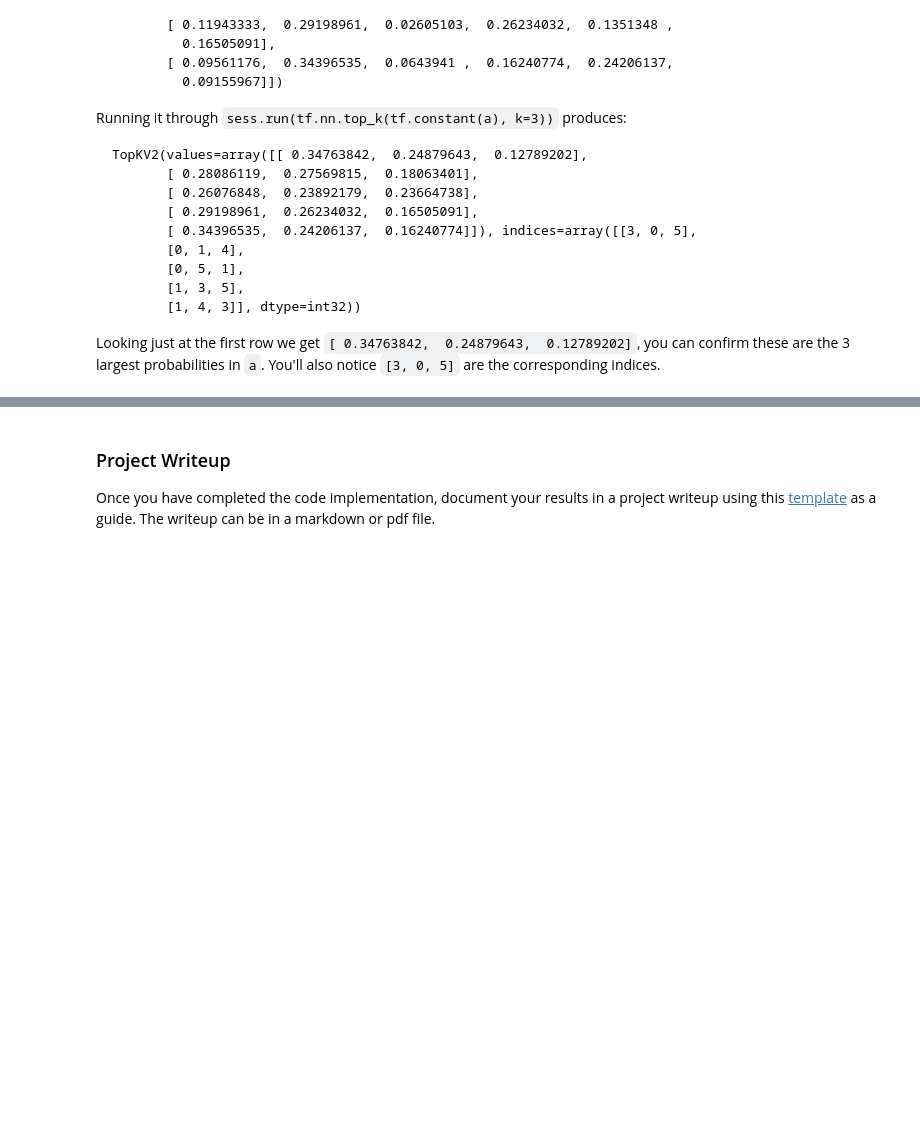
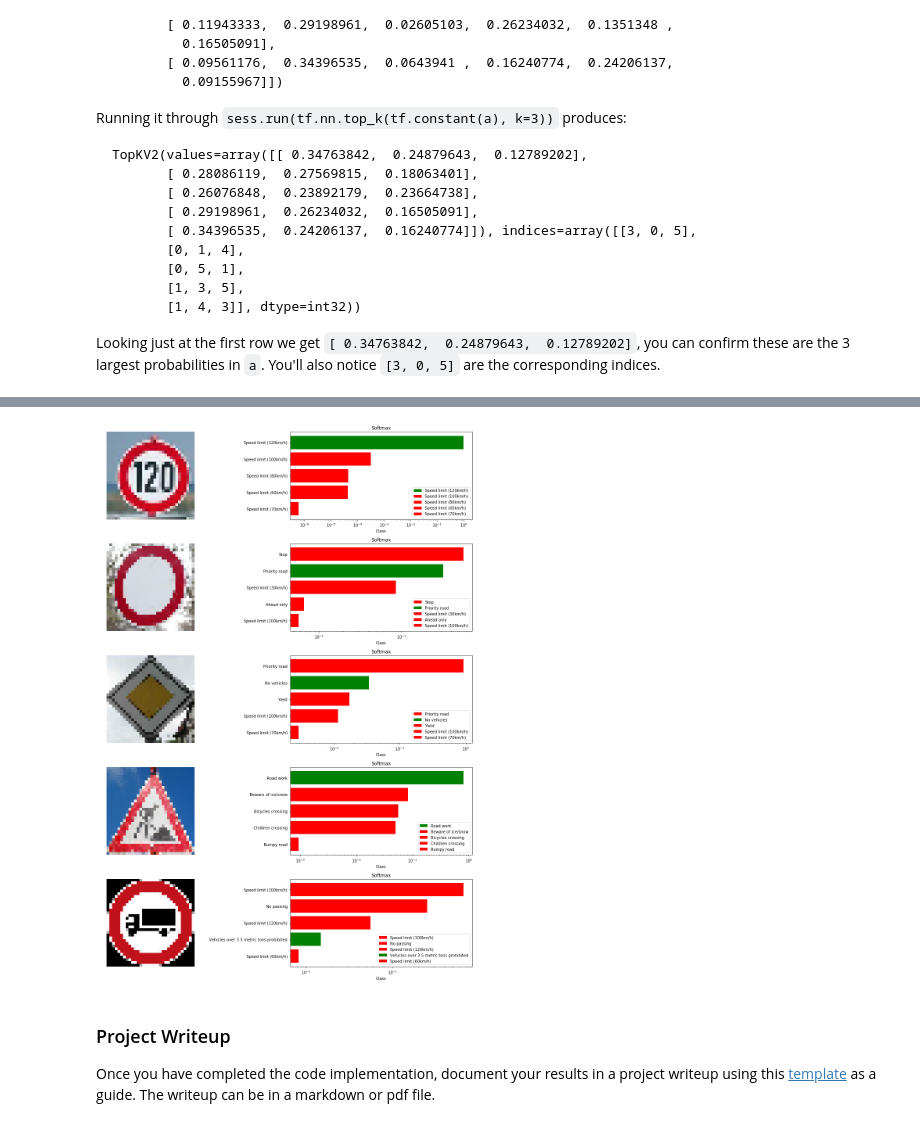
Before and after one commit to happyYolanda/CarND-Traffic-Sign-Classifier-Project, a Jupyter notebook: Traffic_Sign_Classifier.ipynb, the cells around one changed output, grey strips where cells are left out. Drawn from its saved outputs; the diff is of its cells as text; code cells hidden in the pictures; blank space fills up the shorter version.

```diff
--- a/Traffic_Sign_Classifier.ipynb
+++ b/Traffic_Sign_Classifier.ipynb
@@ -408,0 +484,6 @@ You may find `signnames.csv` useful as it contains mappings from the class id (i
+# %%
+# First normalise the images
+new_img_grayscale_clahe_normalised = normalise_images(new_img_grayscale_clahe, X_train_grayscale_equalized)
+# %%
+# Convert to a format Tensorflow understands
+new_img_grayscale_clahe_normalised = np.reshape(new_img_grayscale_clahe_normalised, (new_img_grayscale_clahe_normalised.shape[0], 32, 32, 1))
@@ -456,0 +590,5 @@ Looking just at the first row we get `[ 0.34763842,  0.24879643,  0.12789202]`,
+# %%
+new_img_grayscale_clahe_norm_softmax_lbs_names = list(map(lambda cids: class_ids_to_labels(cids), new_img_grayscale_clahe_norm_top5_probs.indices))
+new_img_grayscale_clahe_norm_softmax_and_labels = (list(zip(new_img_grayscale_clahe_norm_top5_probs.values, new_img_grayscale_clahe_norm_softmax_lbs_names)))
+# Let's see the Softmax probabilities for the first image to have an idea what the format looks like
+new_img_grayscale_clahe_norm_top5_probs.values[0]
@@ -457,3 +614,35 @@ Looking just at the first row we get `[ 0.34763842,  0.24879643,  0.12789202]`,
+# %%
+def show_imgs_softmax_probs(imgs, softmax_probs_lb_names, correct_lbs, fig_size=(15, 7)):
+    rows = len(imgs)
+    fg, ax = plt.subplots(nrows=rows, ncols=2, figsize=fig_size)
+    for i, prob_lb in enumerate(softmax_probs_lb_names):
+        correct_lb = correct_lbs[i]
+        img = imgs[i]
+        ax[i,0].imshow(img)
+        ax[i,0].axis("off")
+
+        lb_names = prob_lb[1]
+        y_pos = np.arange(len(lb_names))
+        vals = prob_lb[0]
+        for j in range(0, len(lb_names)):
+            c = "g" if lb_names[j] == correct_lb else "r"
+            ax[i, 1].barh(j, vals[j], color=c, label="{0}".format(lb_names[j]))
+
+        ax[i, 1].set_yticks(y_pos)
+        ax[i, 1].set_yticklabels(lb_names)
+        ax[i, 1].invert_yaxis()  # labels read top-to-bottom
+        ax[i, 1].set_xlabel('Class')
+        ax[i, 1].set_title('Softmax')
+        ax[i, 1].set_xscale('log')
+
+        ax[i, 1].legend(loc='lower right')
+
+    fg.tight_layout()
+    plt.show()
+# %%
+show_imgs_softmax_probs(new_imgs, new_img_grayscale_clahe_norm_softmax_and_labels, new_img_lbs_text, fig_size=(15, 20))
+# %% [output]
+[figure, added]
 # %% [markdown]
 ### Project Writeup
 
```
Also changed, not shown: parts of 18 cells of this notebook, 7 other files.
